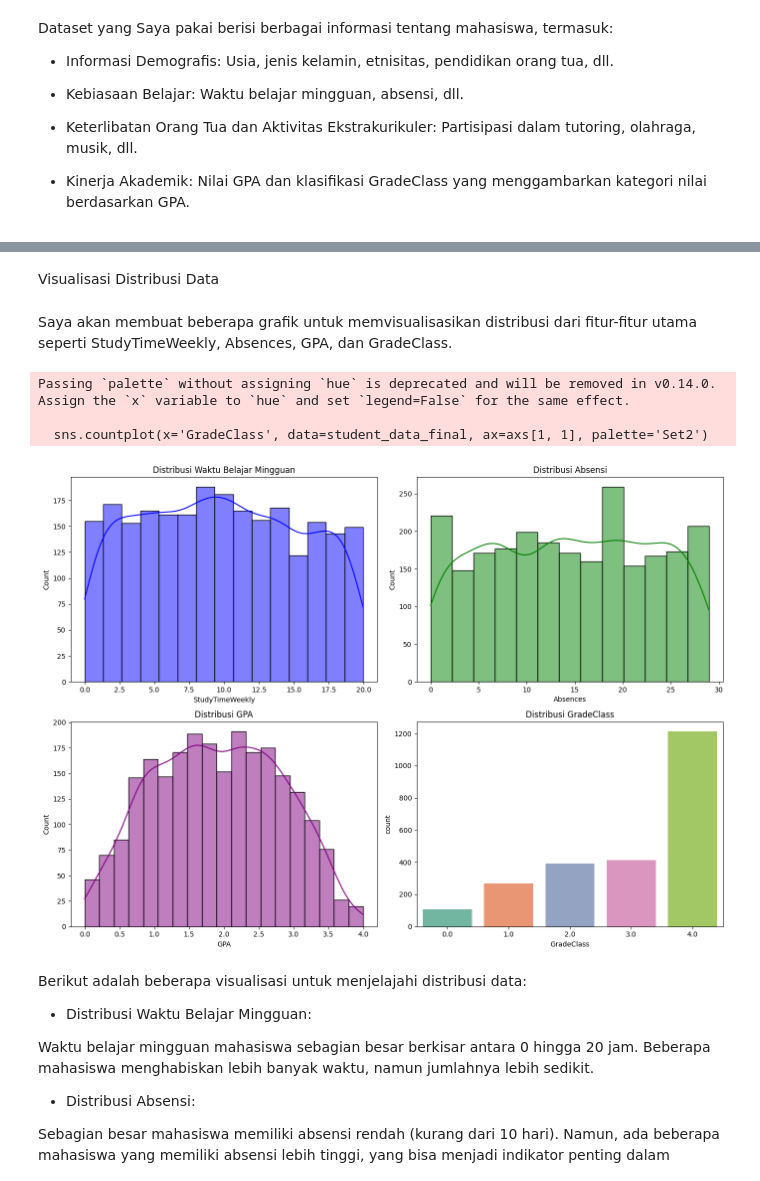
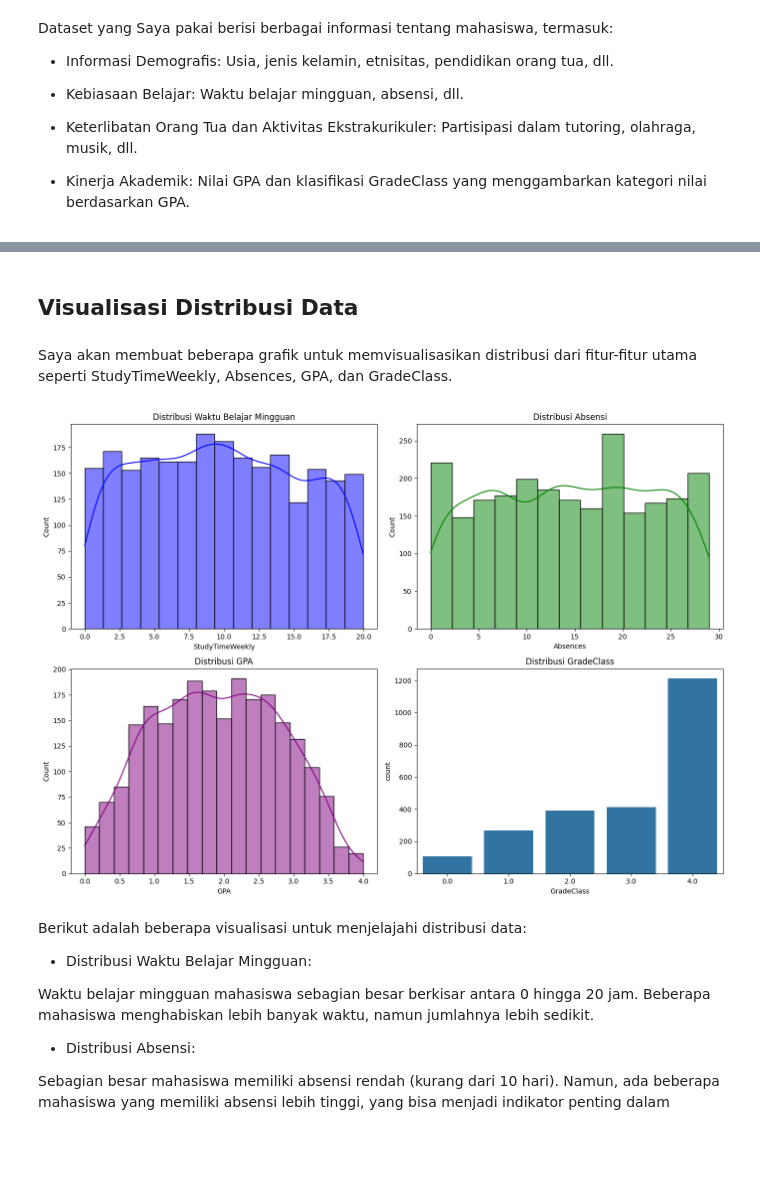
Before and after one commit to arhan321/machine_learning, a Jupyter notebook: project_ml/best_study_time_prediction_based_on_lms_access.ipynb, the cells around one changed output, grey strips where cells are left out. Saved outputs shown, nothing was run; the diff lists cells and outputs as text; code cells hidden in the pictures; blank space fills up the shorter version.

```diff
--- a/project_ml/best_study_time_prediction_based_on_lms_access.ipynb
+++ b/project_ml/best_study_time_prediction_based_on_lms_access.ipynb
@@ -47,36 +46,33 @@ student_data_final.head()
 | 3 | 1004 | 17 | 1 | 0 | 3 | 10.028829 | 14 | 0 | ... |
 | 4 | 1005 | 17 | 1 | 0 | 2 | 4.672495 | 17 | 1 | ... |
 # %% [markdown]
-Visualisasi Distribusi Data
+## Visualisasi Distribusi Data
 # %% [markdown]
 Saya akan membuat beberapa grafik untuk memvisualisasikan distribusi dari fitur-fitur utama seperti StudyTimeWeekly, Absences, GPA, dan GradeClass.
 # %%
 # Visualisasi distribusi dari beberapa fitur utama
 fig, axs = plt.subplots(2, 2, figsize=(14, 10))
 
 # StudyTimeWeekly
 sns.histplot(student_data_final['StudyTimeWeekly'], kde=True, ax=axs[0, 0], color='blue')
 axs[0, 0].set_title('Distribusi Waktu Belajar Mingguan')
 
 # Absences
 sns.histplot(student_data_final['Absences'], kde=True, ax=axs[0, 1], color='green')
 axs[0, 1].set_title('Distribusi Absensi')
 
 # GPA
 sns.histplot(student_data_final['GPA'], kde=True, ax=axs[1, 0], color='purple')
 axs[1, 0].set_title('Distribusi GPA')
 
-# GradeClass (dalam bentuk kategori)
-sns.countplot(x='GradeClass', data=student_data_final, ax=axs[1, 1], palette='Set2')
+# GradeClass (dalam bentuk kategori) tanpa menggunakan palette
+sns.countplot(x='GradeClass', data=student_data_final, ax=axs[1, 1])
 axs[1, 1].set_title('Distribusi GradeClass')
 
 plt.tight_layout()
 plt.show()
 # %% [output]
-Passing `palette` without assigning `hue` is deprecated and will be removed in v0.14.0. Assign the `x` variable to `hue` and set `legend=False` for the same effect.
-
-  sns.countplot(x='GradeClass', data=student_data_final, ax=axs[1, 1], palette='Set2')
-[figure, old version]
+[figure, new version]
 # %% [markdown]
 Berikut adalah beberapa visualisasi untuk menjelajahi distribusi data:
 
```
Also changed, not shown: parts of 3 cells of this notebook.
